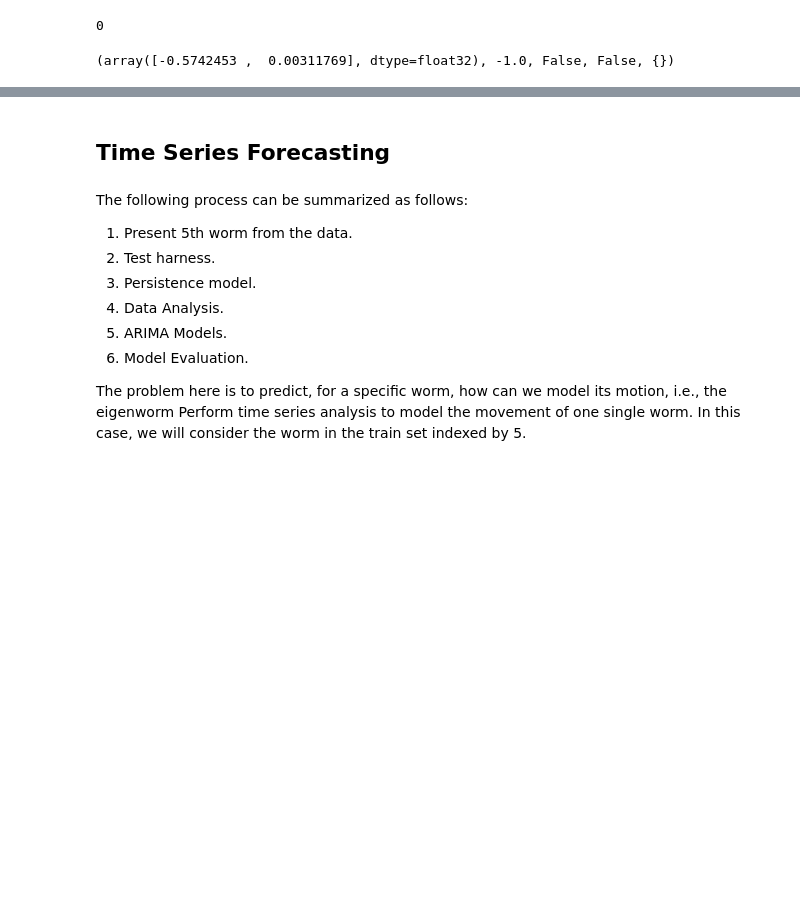
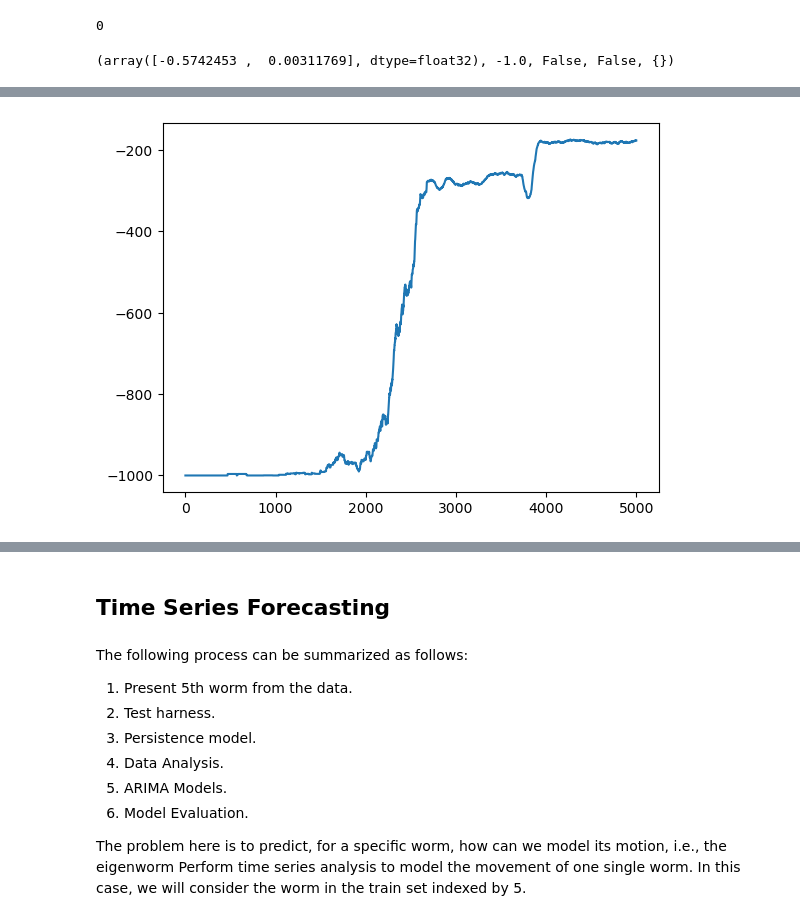
Before and after one commit to bodeborder/fcul-advanced-machine-learning, a Jupyter notebook: P3/AAA2324_P3_62931_54853.ipynb, the cells around one changed output, grey strips where cells are left out. Cells and saved outputs as stored; diff of their text form; code cells hidden in the pictures; blank space fills up the shorter version.

Commit message:
Q learning algorithm implemented

```diff
--- a/P3/AAA2324_P3_62931_54853.ipynb
+++ b/P3/AAA2324_P3_62931_54853.ipynb
@@ -434,0 +96,22 @@ After analyzing the results, we can conclude that we can classify the type of wo
+# %%
+TRAINING = True
+EPISODES = 5000
+# %%
+# Divide position and velocity into segments
+position_space = np.linspace(env.observation_space.low[0], env.observation_space.high[0], 20)    # position between -1.2 and 0.6
+velocity_space = np.linspace(env.observation_space.low[1], env.observation_space.high[1], 20)    # velocity between -0.07 and 0.07
+# %%
+q_table = np.zeros((len(position_space), len(velocity_space), env.action_space.n)) # initialize the q table with dimension 20x20x3
+
+#set the threshold number for checking the convergence of the value function
+threshold = 1e-20
+
+alpha = 0.9 # alpha = learning rate
+gamma = 0.9 # gamma = discount factor
+
+epsilon = 1 # 100% random actions
+epsilon_decay_rate = 2/EPISODES # epsilon decay rate
+
+random_n_g = np.random.default_rng()   # random number generator
+
+rewards_per_episode = np.zeros(EPISODES) # rewards per episode
@@ -434,0 +202,5 @@ After analyzing the results, we can conclude that we can classify the type of wo
+# %%
+#training
+test()
+# %% [output]
+[figure, added]
```
Also changed, not shown: parts of 20 cells of this notebook, 2 other files.
